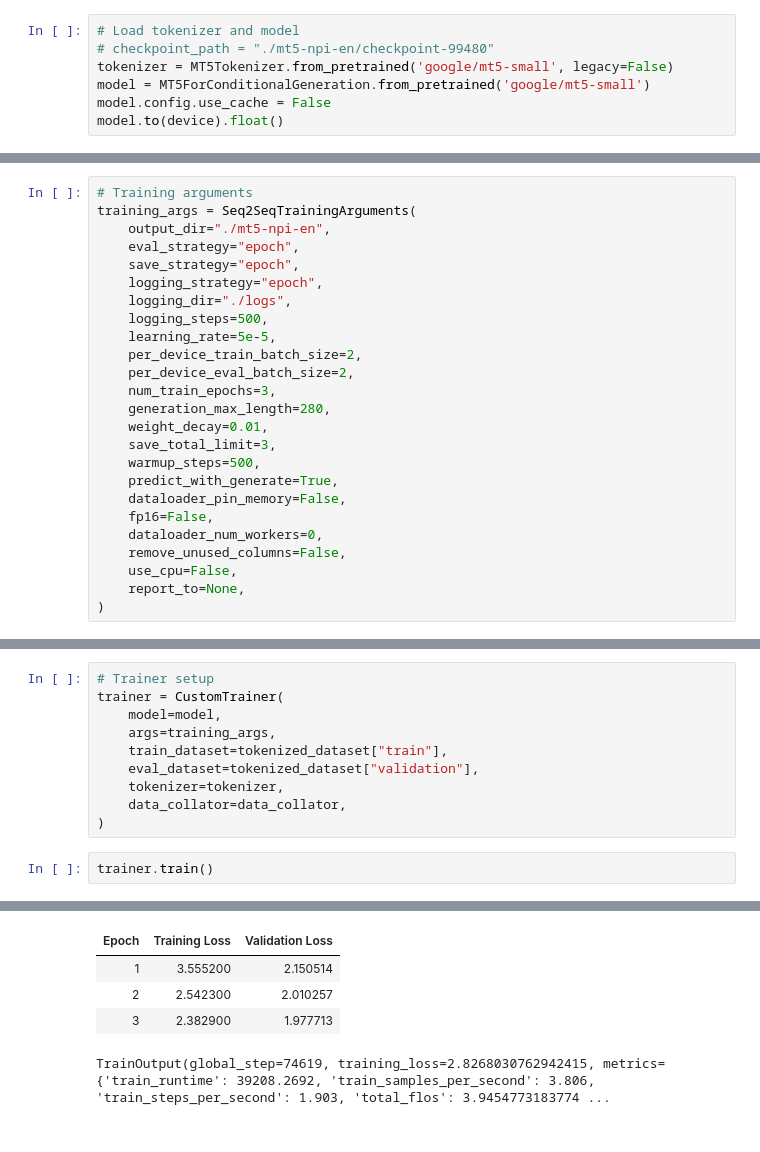
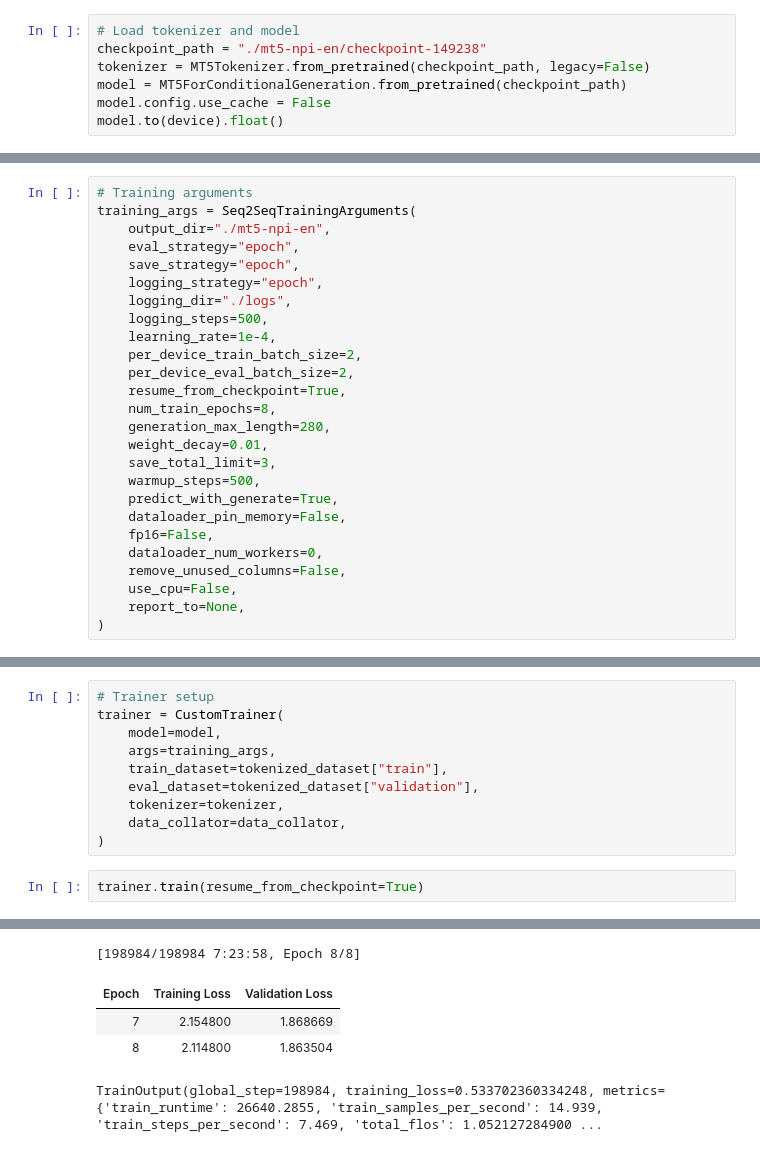
Before and after one commit to NikitaKhuju/nepali_translation_model, a Jupyter notebook: trainerv3.ipynb, the cells around one changed output, grey strips where cells are left out. Cells and saved outputs as stored; diff of their text form.

```diff
--- a/trainerv3.ipynb
+++ b/trainerv3.ipynb
@@ -47,9 +47,9 @@ Validation: 4977
 Test: 1991
 # %%
 # Load tokenizer and model
-# checkpoint_path = "./mt5-npi-en/checkpoint-99480"
-tokenizer = MT5Tokenizer.from_pretrained('google/mt5-small', legacy=False)
-model = MT5ForConditionalGeneration.from_pretrained('google/mt5-small')
+checkpoint_path = "./mt5-npi-en/checkpoint-149238"
+tokenizer = MT5Tokenizer.from_pretrained(checkpoint_path, legacy=False)
+model = MT5ForConditionalGeneration.from_pretrained(checkpoint_path)
 model.config.use_cache = False
 model.to(device).float()
 # %% [output]
@@ -129,10 +124,11 @@ training_args = Seq2SeqTrainingArguments(
     logging_strategy="epoch",
     logging_dir="./logs",
     logging_steps=500,
-    learning_rate=5e-5,
+    learning_rate=1e-4,
     per_device_train_batch_size=2,
     per_device_eval_batch_size=2,
-    num_train_epochs=3,
+    resume_from_checkpoint=True,
+    num_train_epochs=8,
     generation_max_length=280,
     weight_decay=0.01,
     save_total_limit=3,
@@ -188,5 +184,5 @@ trainer = CustomTrainer(
     data_collator=data_collator,
 )
 # %%
-trainer.train()
+trainer.train(resume_from_checkpoint=True)
 # %% [output]
@@ -194,8 +190,8 @@ trainer.train()
+[198984/198984 7:23:58, Epoch 8/8]
 | Epoch | Training Loss | Validation Loss |
-| 1 | 3.555200 | 2.150514 |
-| 2 | 2.542300 | 2.010257 |
-| 3 | 2.382900 | 1.977713 |
+| 7 | 2.154800 | 1.868669 |
+| 8 | 2.114800 | 1.863504 |
-TrainOutput(global_step=74619, training_loss=2.8268030762942415, metrics={'train_runtime': 39208.2692, 'train_samples_per_second': 3.806, 'train_steps_per_second': 1.903, 'total_flos': 3.9454773183774 ...
+TrainOutput(global_step=198984, training_loss=0.533702360334248, metrics={'train_runtime': 26640.2855, 'train_samples_per_second': 14.939, 'train_steps_per_second': 7.469, 'total_flos': 1.052127284900 ...
 # %%
 trainer.save_model("./mt5-npi-en")
 tokenizer.save_pretrained("./mt5-npi-en")
```
Also changed, not shown: parts of 6 cells of this notebook.
